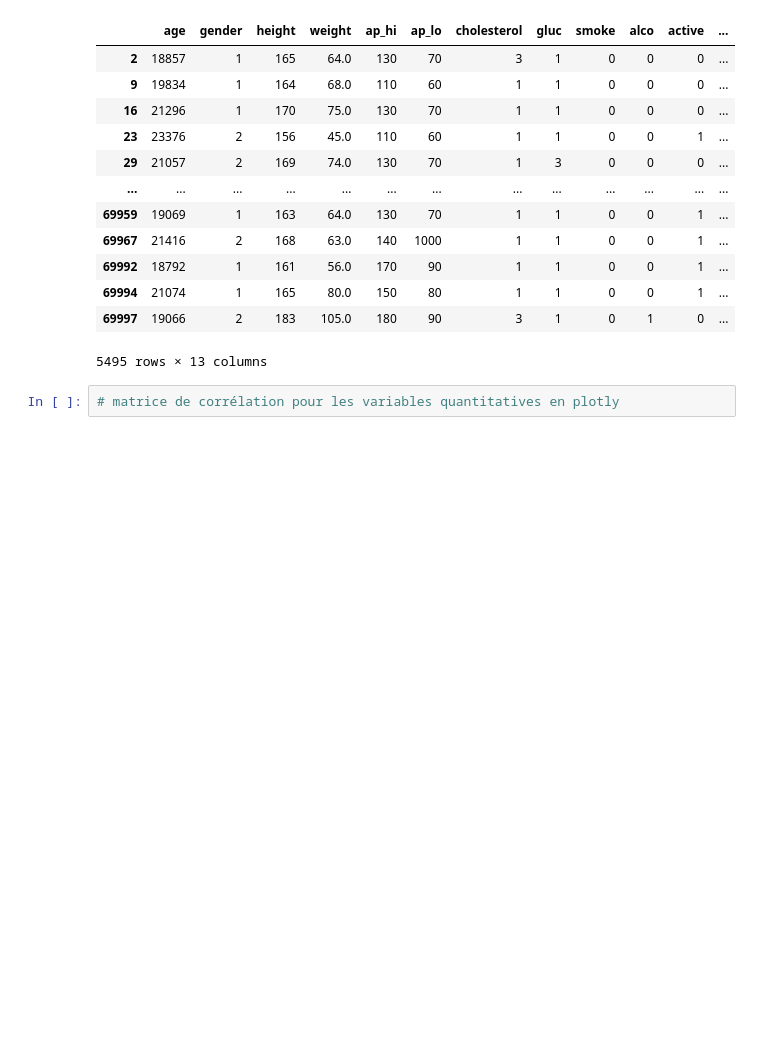
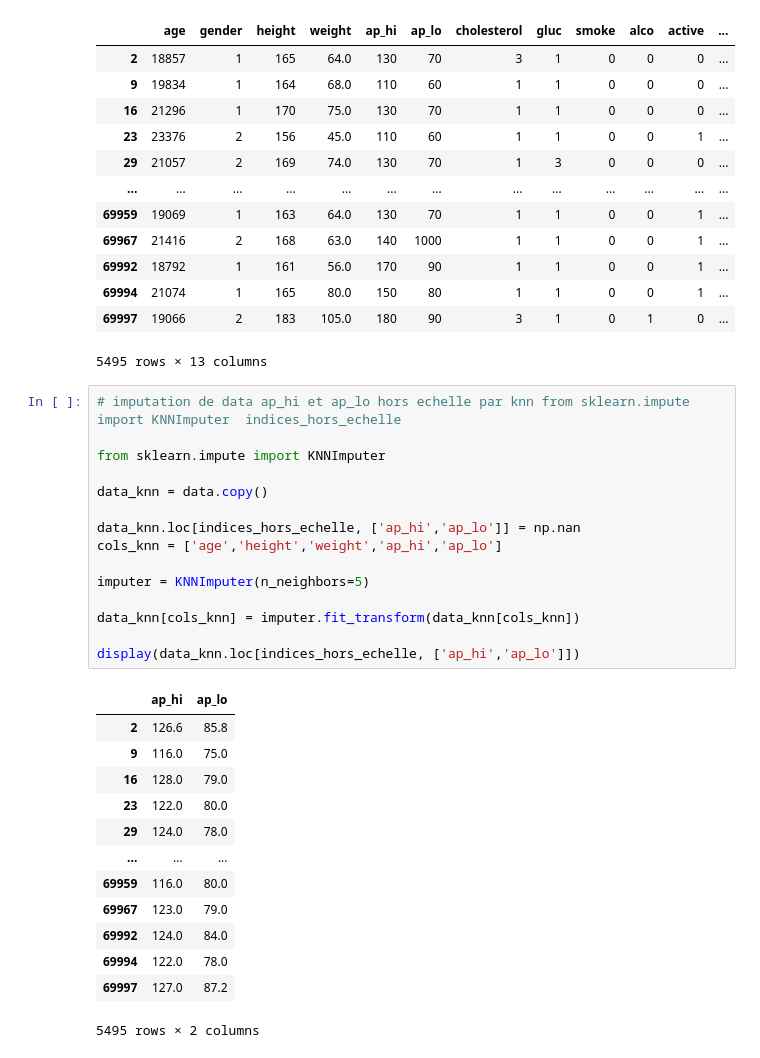
Before and after one commit to soraya-21/classification_initiation, a Jupyter notebook: analisis.ipynb, the cells around one changed output. Drawn from its saved outputs; the diff is of its cells as text; blank space fills up the shorter version.

```diff
--- a/analisis.ipynb
+++ b/analisis.ipynb
@@ -260,4 +252,31 @@ data_hors_echelle
 | 69997 | 19066 | 2 | 183 | 105.0 | 180 | 90 | 3 | 1 | 0 | 1 | 0 | ... |
 5495 rows × 13 columns
 # %%
-# matrice de corrélation pour les variables quantitatives en plotly
+# imputation de data ap_hi et ap_lo hors echelle par knn from sklearn.impute import KNNImputer  indices_hors_echelle
+
+from sklearn.impute import KNNImputer
+
+data_knn = data.copy()
+
+data_knn.loc[indices_hors_echelle, ['ap_hi','ap_lo']] = np.nan
+cols_knn = ['age','height','weight','ap_hi','ap_lo']
+
+imputer = KNNImputer(n_neighbors=5)
+
+data_knn[cols_knn] = imputer.fit_transform(data_knn[cols_knn])
+
+display(data_knn.loc[indices_hors_echelle, ['ap_hi','ap_lo']])
+# %% [output]
+|  | ap_hi | ap_lo |
+| 2 | 126.6 | 85.8 |
+| 9 | 116.0 | 75.0 |
+| 16 | 128.0 | 79.0 |
+| 23 | 122.0 | 80.0 |
+| 29 | 124.0 | 78.0 |
+| ... | ... | ... |
+| 69959 | 116.0 | 80.0 |
+| 69967 | 123.0 | 79.0 |
+| 69992 | 124.0 | 84.0 |
+| 69994 | 122.0 | 78.0 |
+| 69997 | 127.0 | 87.2 |
+5495 rows × 2 columns
```
Also changed, not shown: parts of 6 cells of this notebook.
